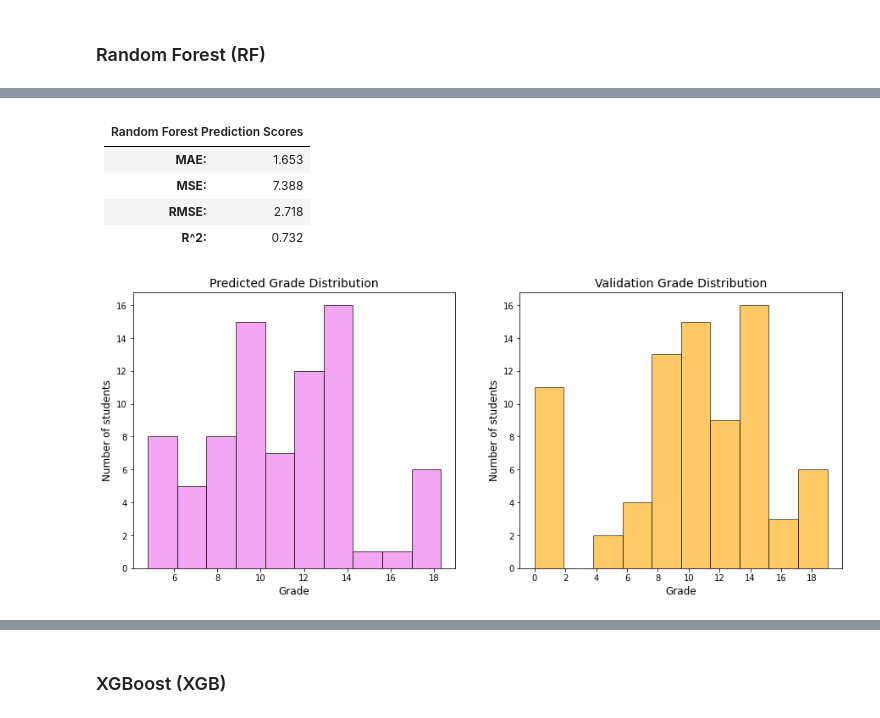
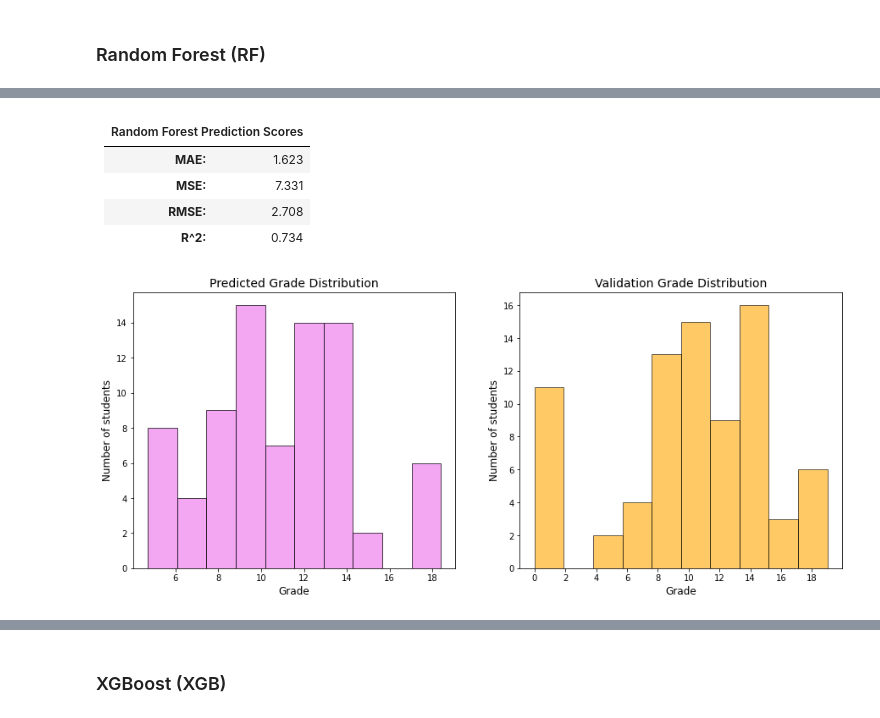
Before and after one commit to MarkLee7925/Student-Grade-Regression, a Jupyter notebook: Math/Student_Grade_Regression_Math.ipynb, the cells around one changed output, grey strips where cells are left out. Cells and saved outputs as stored; diff of their text form; code cells hidden in the pictures.

```diff
--- a/Math/Student_Grade_Regression_Math.ipynb
+++ b/Math/Student_Grade_Regression_Math.ipynb
@@ -691,0 +683,5 @@ Max: 2.658315
+# %%
+# C = 0.3
+linear_svr = SVR(kernel='linear', C=0.3)
+
+linear_svr.fit(X_train, y_train)
@@ -692,8 +1058,8 @@ Max: 2.658315
 # %% [markdown]
 ### Decision Tree (DT)
 # %%
-dt_reg = DecisionTreeRegressor(criterion='mse', max_depth=5, min_samples_split=4,
-                            min_samples_leaf=5, max_features=31, random_state=0)
+dt_reg = DecisionTreeRegressor(criterion='mse', max_depth=4, max_features='auto',
+                               min_samples_split=2, random_state=0)
 
 dt_reg.fit(X_train, y_train)
 # %% [output]
@@ -1095,8 +1403,9 @@ Best Parameters:  {'max_depth': 5, 'max_features': 31, 'min_samples_leaf': 5, 'm
 # %% [markdown]
 ### Random Forest (RF)
 # %%
-rf_reg = RandomForestRegressor(criterion='mse', max_depth=30, min_samples_split=2,
-                            min_samples_leaf=4, n_estimators=69,
-                            max_samples=0.87, max_features=29, random_state=20)
+rf_reg = RandomForestRegressor(criterion='mse', max_depth=5, n_estimators=52,
+                               min_samples_leaf=4, min_samples_split=2,
+                               max_features='auto', random_state=0)
+
 rf_reg.fit(X_train, y_train)
 # %% [output]
@@ -1106,13 +1414,13 @@ RandomForestRegressor(criterion='mse', max_depth=30, max_features=29,
 # %%
 # Predict test set results
-y_pred = rf_reg.predict(X_test)
-np.set_printoptions(precision = 2)
-print(np.concatenate((y_pred.reshape(len(y_pred), 1), y_test.reshape(len(y_test), 1)), 1 ))
-print('')
+rf_pred = rf_reg.predict(X_test)
+# np.set_printoptions(precision = 2)
+# print(np.concatenate((rf_pred.reshape(len(rf_pred), 1), y_test.reshape(len(y_test), 1)), 1 ))
+# print('')
 
 # Summarize results
-print('MAE: %.3f' % (mean_absolute_error(y_test, y_pred)))
-print('MSE: %.3f' % (mean_squared_error(y_test, y_pred)))
-print('RMSE: %.3f' % (mean_squared_error(y_test, y_pred, squared=False)))
-print('R^2 Score: %.3f' % (r2_score(y_test, y_pred)))
+print('MAE: %.3f' % (mean_absolute_error(y_test, rf_pred)))
+print('MSE: %.3f' % (mean_squared_error(y_test, rf_pred)))
+print('RMSE: %.3f' % (mean_squared_error(y_test, rf_pred, squared=False)))
+print('R^2 Score: %.3f' % (r2_score(y_test, rf_pred)))
 # %% [output]
@@ -1141,46 +1436,46 @@ R^2 Score: 0.732
   <tbody>
     <tr>
       <td><b>MAE:<b></td>
-      <td>1.653</td>
+      <td>1.623</td>
     </tr>
     <tr>
       <td><b>MSE:<b></td>
-      <td>7.388</td>
+      <td>7.331</td>
     </tr>
     <tr>
       <td><b>RMSE:<b></td>
-      <td>2.718</td>
+      <td>2.708</td>
     </tr>
     <tr>
       <td><b>R^2:<b></td>
-      <td>0.732</td>
+      <td>0.734</td>
     </tr>
   </tbody>
 </table>
 # %%
-# Plot histogram for y_pred
+# Plot histogram for rf_pred
 fig1 = plt.figure(figsize=(15, 6))
 ax1 = fig1.add_subplot(1, 2, 1)
 plt.xticks(np.arange(0, 20, 2))
 plt.yticks(np.arange(0, 22, 2))
-plt.hist(x=y_pred, facecolor='violet', alpha=0.7, edgecolor='black')
+plt.hist(x=rf_pred, facecolor='violet', alpha=0.7, edgecolor='black')
 plt.xlabel('Grade', fontsize=12)
 plt.ylabel('Number of students', fontsize=12)
 plt.title('Predicted Grade Distribution', fontsize=14)
 
 # Plot histogram for y_test
 ax1 = fig1.add_subplot(1, 2, 2)
 plt.xticks(np.arange(0, 20, 2))
 plt.yticks(np.arange(0, 18, 2))
 plt.hist(x=y_test, facecolor='orange', alpha=0.6, edgecolor='black')
 plt.xlabel('Grade', fontsize=12)
 plt.ylabel('Number of students', fontsize=12)
 plt.title('Validation Grade Distribution', fontsize=14)
 
 # Show subplot
 plt.show()
 # %% [output]
-[figure, old version]
+[figure, new version]
 # %%
 # Apply k-Fold Cross Validation on the training set
 
```
Also changed, not shown: parts of 44 cells of this notebook.
